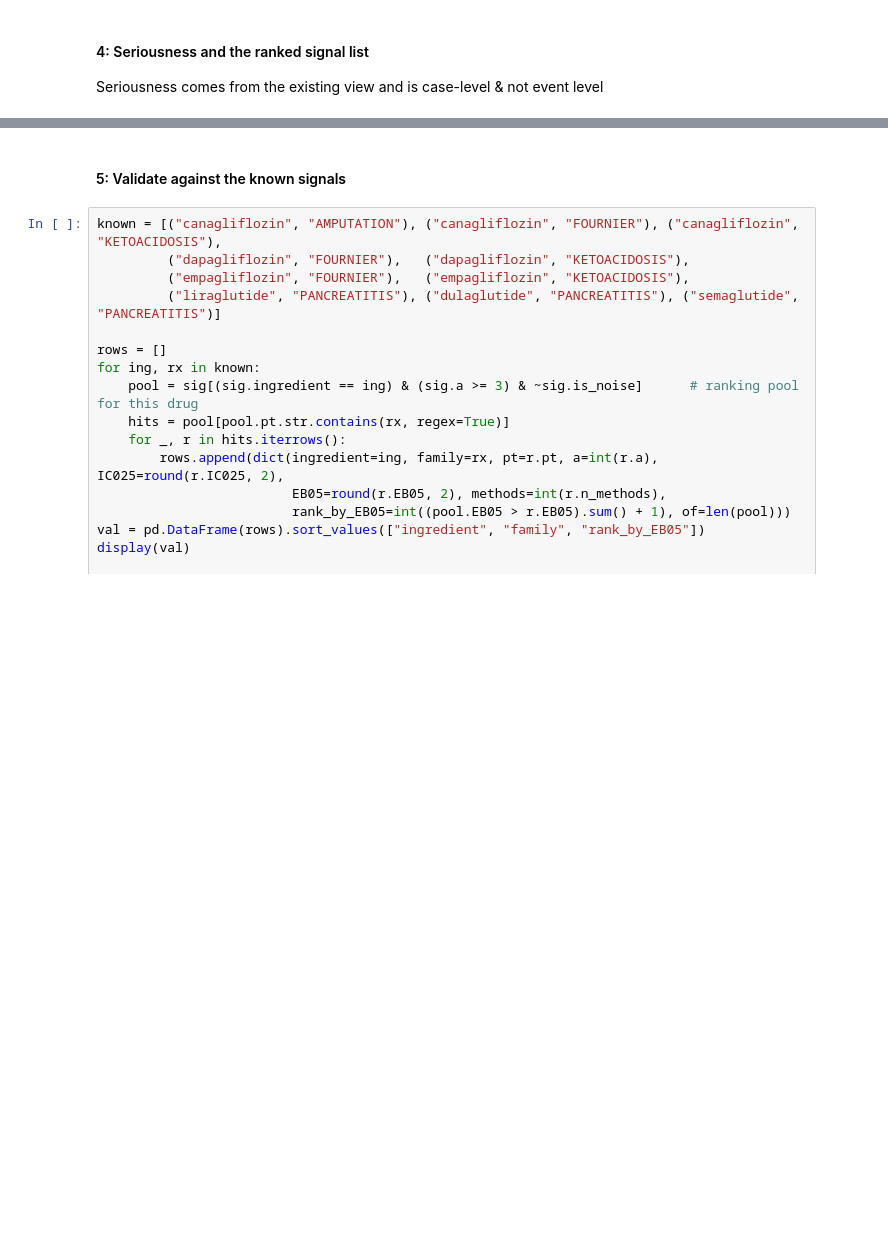
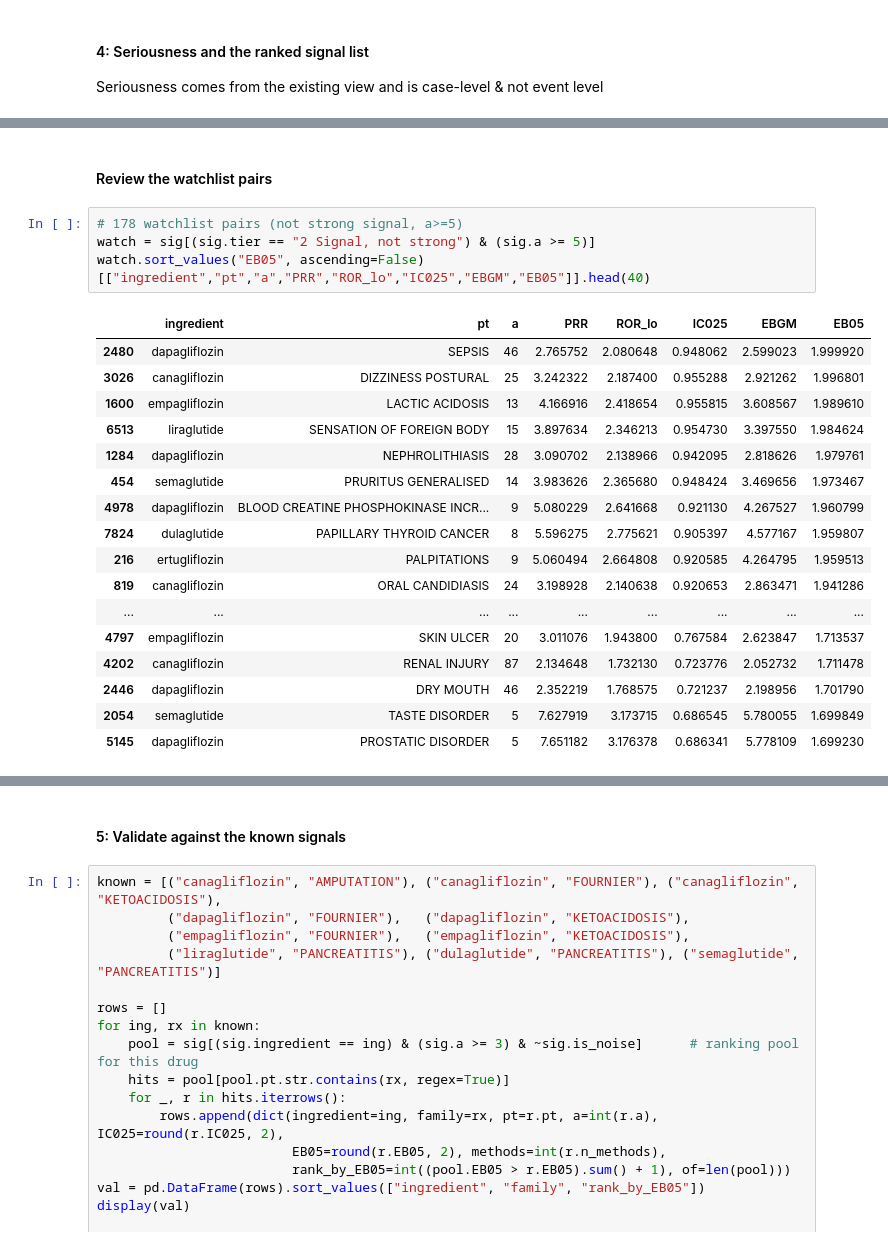
Before and after one commit to ShymaShameer/Signal2Label, a Jupyter notebook: notebooks/05_Disprotionality Analysis.ipynb, the cells around one changed output, grey strips where cells are left out. Cells and saved outputs as stored; diff of their text form; blank space fills up the shorter version.

```diff
--- a/notebooks/05_Disprotionality Analysis.ipynb
+++ b/notebooks/05_Disprotionality Analysis.ipynb
@@ -420 +473,25 @@ for ing, d in top.groupby("ingredient"):
 ... (6 outputs left out)
+# %% [markdown]
+#### Review the watchlist pairs
+# %%
+# 178 watchlist pairs (not strong signal, a>=5)
+watch = sig[(sig.tier == "2 Signal, not strong") & (sig.a >= 5)]
+watch.sort_values("EB05", ascending=False)[["ingredient","pt","a","PRR","ROR_lo","IC025","EBGM","EB05"]].head(40)
+# %% [output]
+|  | ingredient | pt | a | PRR | ROR_lo | IC025 | EBGM | EB05 |
+| 2480 | dapagliflozin | SEPSIS | 46 | 2.765752 | 2.080648 | 0.948062 | 2.599023 | 1.999920 |
+| 3026 | canagliflozin | DIZZINESS POSTURAL | 25 | 3.242322 | 2.187400 | 0.955288 | 2.921262 | 1.996801 |
+| 1600 | empagliflozin | LACTIC ACIDOSIS | 13 | 4.166916 | 2.418654 | 0.955815 | 3.608567 | 1.989610 |
+| 6513 | liraglutide | SENSATION OF FOREIGN BODY | 15 | 3.897634 | 2.346213 | 0.954730 | 3.397550 | 1.984624 |
+| 1284 | dapagliflozin | NEPHROLITHIASIS | 28 | 3.090702 | 2.138966 | 0.942095 | 2.818626 | 1.979761 |
+| 454 | semaglutide | PRURITUS GENERALISED | 14 | 3.983626 | 2.365680 | 0.948424 | 3.469656 | 1.973467 |
+| 4978 | dapagliflozin | BLOOD CREATINE PHOSPHOKINASE INCR... | 9 | 5.080229 | 2.641668 | 0.921130 | 4.267527 | 1.960799 |
+| 7824 | dulaglutide | PAPILLARY THYROID CANCER | 8 | 5.596275 | 2.775621 | 0.905397 | 4.577167 | 1.959807 |
+| 216 | ertugliflozin | PALPITATIONS | 9 | 5.060494 | 2.664808 | 0.920585 | 4.264795 | 1.959513 |
+| 819 | canagliflozin | ORAL CANDIDIASIS | 24 | 3.198928 | 2.140638 | 0.920653 | 2.863471 | 1.941286 |
+| ... | ... | ... | ... | ... | ... | ... | ... | ... |
+| 4797 | empagliflozin | SKIN ULCER | 20 | 3.011076 | 1.943800 | 0.767584 | 2.623847 | 1.713537 |
+| 4202 | canagliflozin | RENAL INJURY | 87 | 2.134648 | 1.732130 | 0.723776 | 2.052732 | 1.711478 |
+| 2446 | dapagliflozin | DRY MOUTH | 46 | 2.352219 | 1.768575 | 0.721237 | 2.198956 | 1.701790 |
+| 2054 | semaglutide | TASTE DISORDER | 5 | 7.627919 | 3.173715 | 0.686545 | 5.780055 | 1.699849 |
+| 5145 | dapagliflozin | PROSTATIC DISORDER | 5 | 7.651182 | 3.176378 | 0.686341 | 5.778109 | 1.699230 |
```
Also changed, not shown: parts of 21 cells of this notebook, 4 other files.
